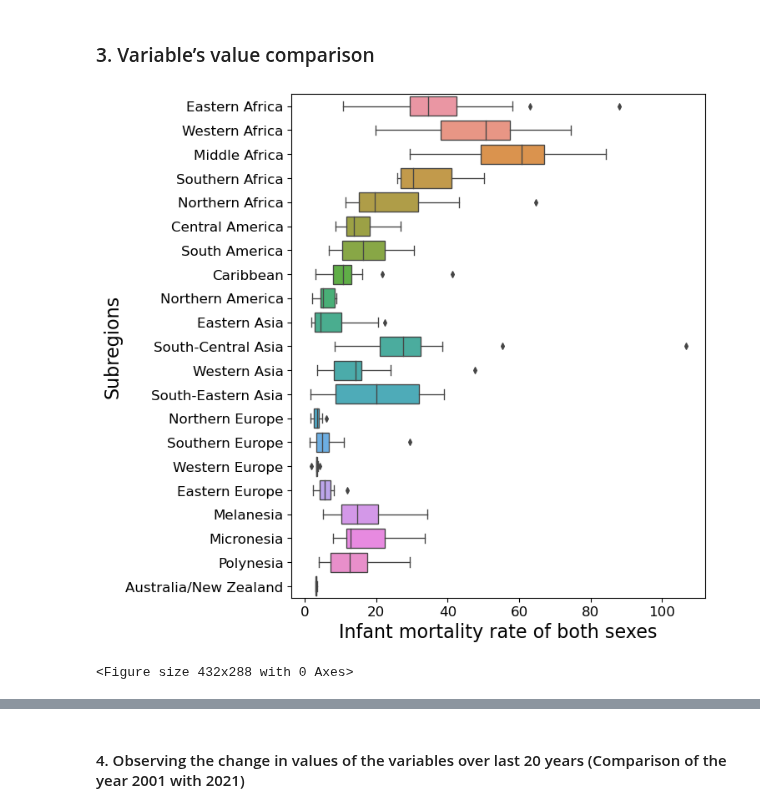
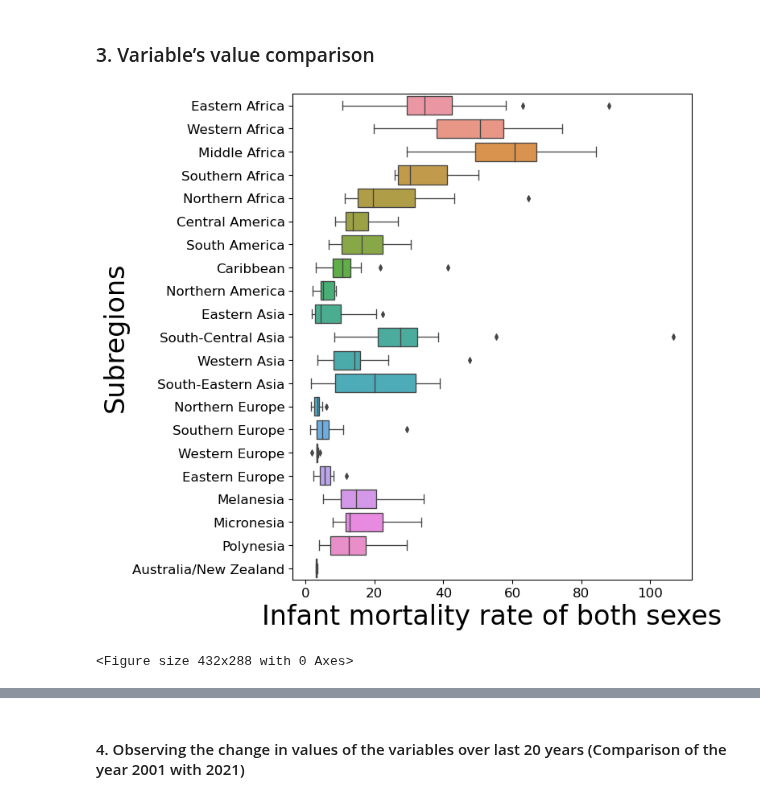
Before and after one commit to r-a-j/Descriptive-Analysis, a Jupyter notebook: Problem_1_Code_Raj_231811.ipynb, the cells around one changed output, grey strips where cells are left out. Drawn from its saved outputs; the diff is of its cells as text; code cells hidden in the pictures.

```diff
--- a/Problem_1_Code_Raj_231811.ipynb
+++ b/Problem_1_Code_Raj_231811.ipynb
@@ -198,13 +198,13 @@ sns_pair.savefig('Plots/Pairplot_Four_Variables.pdf')
 # %%
 # Boxplots for describing the data for subregions - Infant mortality rate for both sexes
 plt.figure(figsize=(8, 10), dpi=80)
 ax = sns.boxplot(x='Infant_Mortality_Rate_Both_Sexes', y='Subregion', data=data_from_year_2021.sort_values(by="Region"))
-plt.xlabel("Infant mortality rate of both sexes", fontsize=20)
-plt.ylabel("Subregions", fontsize=20)
+plt.xlabel("Infant mortality rate of both sexes", fontsize=30)
+plt.ylabel("Subregions", fontsize=30)
 plt.show()
 plt.savefig('Plots/Boxplot_Infant_Mortality_Rate_Both_Sexes.pdf')
 # %% [output]
-[figure, old version]
+[figure, new version]
 <Figure size 432x288 with 0 Axes>
 # %%
 # Boxplots for describing the data for subregions - Life expectancy of both sexes
```
Also changed, not shown: parts of 14 cells of this notebook, 15 other files.
